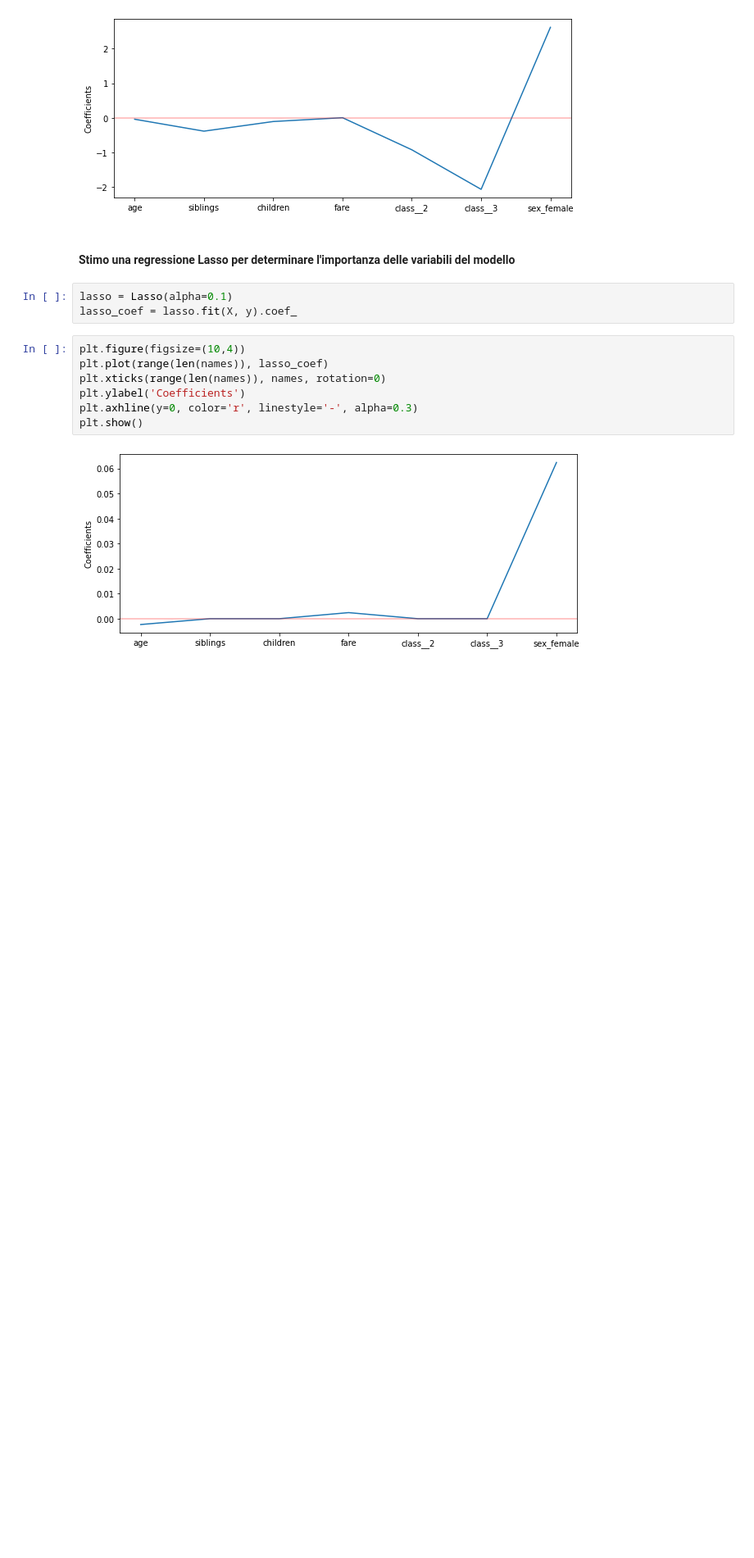
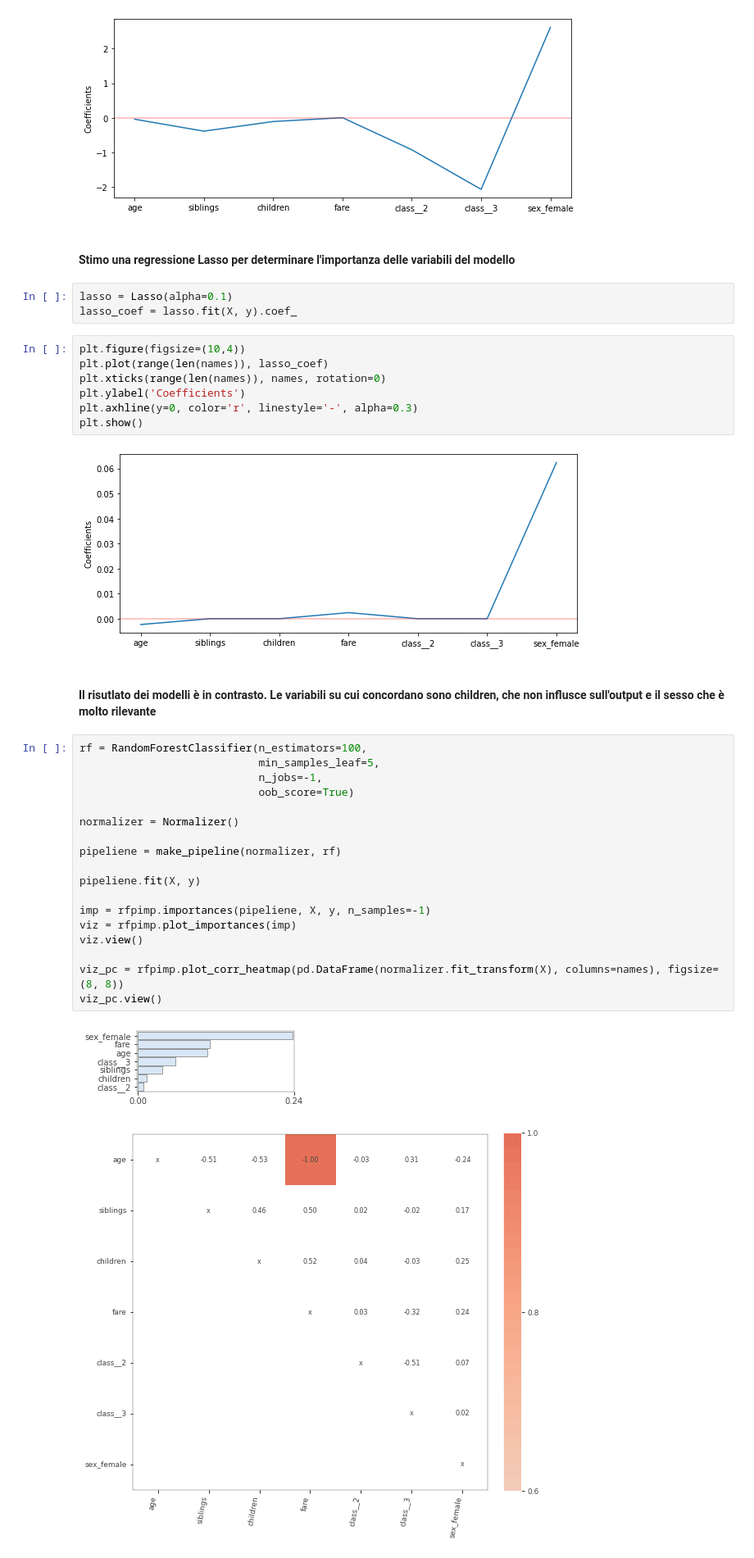
Before and after one commit to mattcond/training-repo, a Jupyter notebook: titanic-notebook.ipynb, the cells around one changed output. Shown: that part at 82% size. Cells and saved outputs as stored; diff of their text form; blank space fills up the shorter version.

Commit message:
classification model

```diff
--- a/titanic-notebook.ipynb
+++ b/titanic-notebook.ipynb
@@ -305,3 +333,26 @@ plt.axhline(y=0, color='r', linestyle='-', alpha=0.3)
 plt.show()
 # %% [output]
 [figure]
+# %% [markdown]
+#### Il risutlato dei modelli è in contrasto. Le variabili su cui concordano sono children, che non influsce sull'output e il sesso che è molto rilevante
+# %%
+rf = RandomForestClassifier(n_estimators=100,
+                            min_samples_leaf=5,
+                            n_jobs=-1,
+                            oob_score=True)
+
+normalizer = Normalizer()
+
+pipeliene = make_pipeline(normalizer, rf)
+
+pipeliene.fit(X, y)
+
+imp = rfpimp.importances(pipeliene, X, y, n_samples=-1)
+viz = rfpimp.plot_importances(imp)
+viz.view()
+
+viz_pc = rfpimp.plot_corr_heatmap(pd.DataFrame(normalizer.fit_transform(X), columns=names), figsize=(8, 8))
+viz_pc.view()
+# %% [output]
+[figure, added]
+[figure, added]
```
Also changed, not shown: parts of 55 cells of this notebook.
